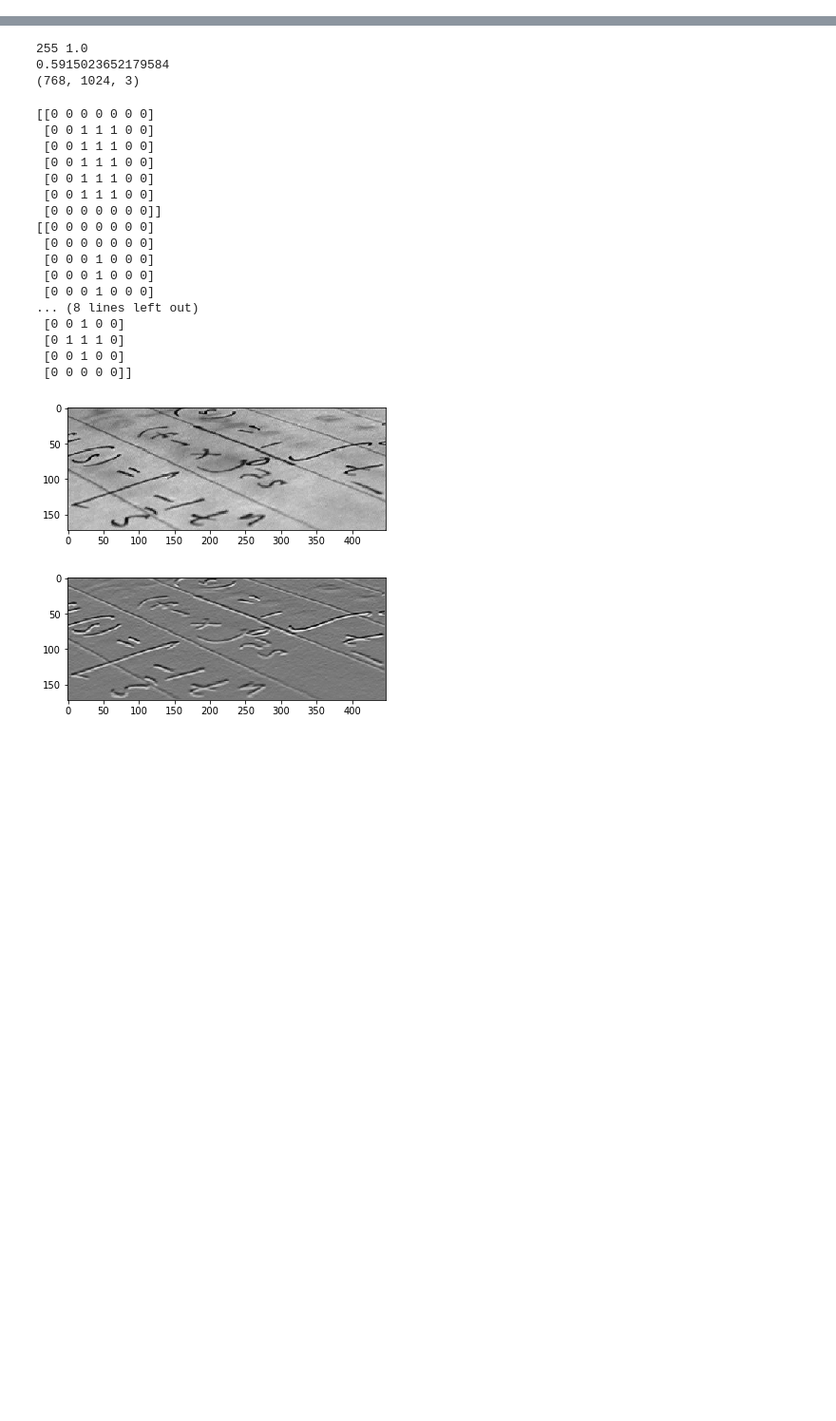
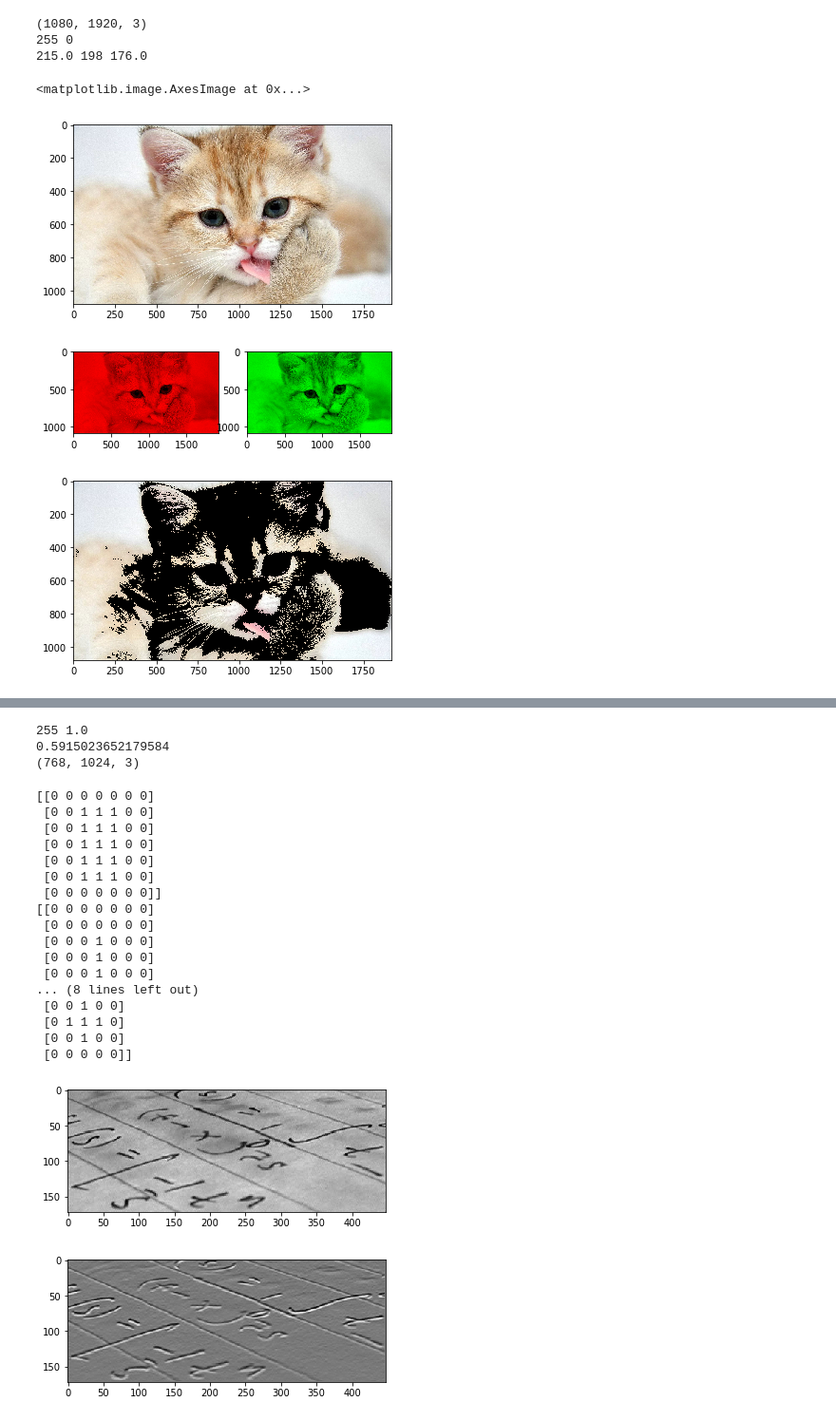
Before and after one commit to polilog/PythonLabs, a Jupyter notebook: lab2.ipynb, the cells around one changed output, grey strips where cells are left out. Shown at 95% size. Cells and saved outputs as stored; diff of their text form; code cells hidden in the pictures; blank space fills up the shorter version.

```diff
--- a/lab2.ipynb
+++ b/lab2.ipynb
@@ -0,0 +35,61 @@
+# %%
+#task 1
+import skimage
+from skimage import data
+from skimage import io
+import matplotlib.pyplot as plt
+import numpy as np
+
+image = io.imread('cat.jpg')
+image_r = image.copy()
+print(image_r.shape)
+image_r[:, :, 1] = 0
+image_r[:, :, 2] = 0
+
+image_g = np.zeros_like(image)
+image_g[:, :, 1] = image[:, :, 1]
+
+max_r = image[:, :, 0].max()
+min_r = image[:, :, 0].min()
+print(max_r, min_r)
+
+median_r = np.median(image[:,:,0])
+median_g = int(np.median(image[:,:,1]))
+median_b = np.median(image[:,:,2])
+print(median_r, median_g, median_b)
+
+#medians = np.median(np.median(image, axis=0), axis=0)
+#print(medians)
+
+#def f(x):
+#    print(x.shape)
+#    if x[2] < median_b:
+#        return [0, 0, 0]
+#    else:
+#        return x
+
+#new_image = np.array([f(x) for x in image[:, :, :]])
+#print(new_image)
+new_image = image.copy()
+for r in new_image:
+    for p in r:
+        if p[2] < median_b:
+            p*=0
+
+plt.figure()
+plt.imshow(image)
+plt.figure()
+plt.subplot(121)
+plt.imshow(image_r)
+plt.subplot(122)
+plt.imshow(image_g)
+plt.figure()
+plt.imshow(new_image)
+# %% [output]
+(1080, 1920, 3)
+255 0
+215.0 198 176.0
+<matplotlib.image.AxesImage at 0x...>
+[figure, added]
+[figure, added]
+[figure, added]
```
Also changed, not shown: parts of 7 cells of this notebook, 2 other files.
